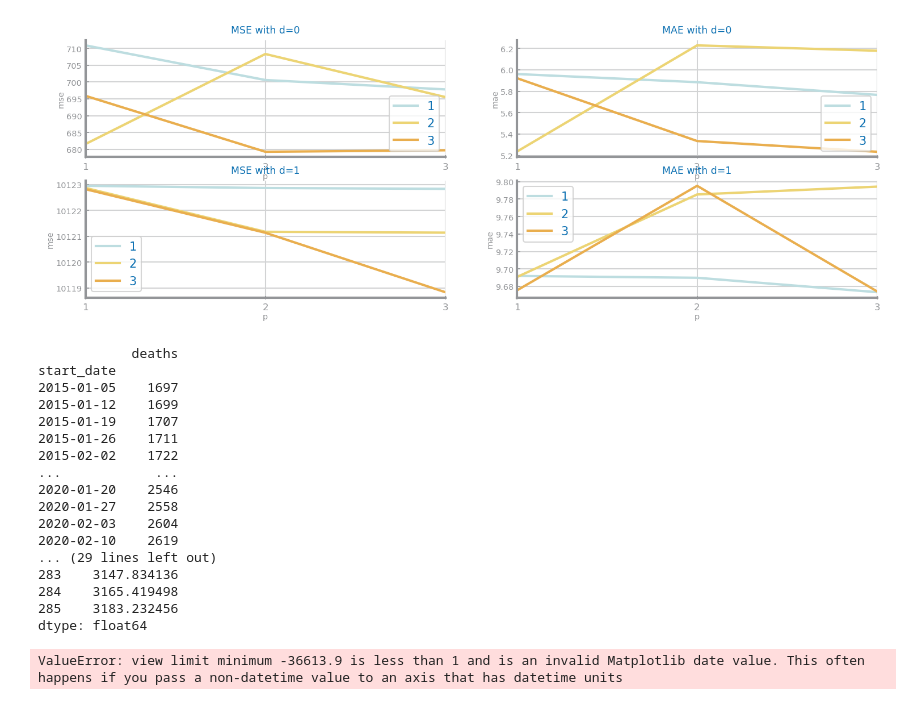
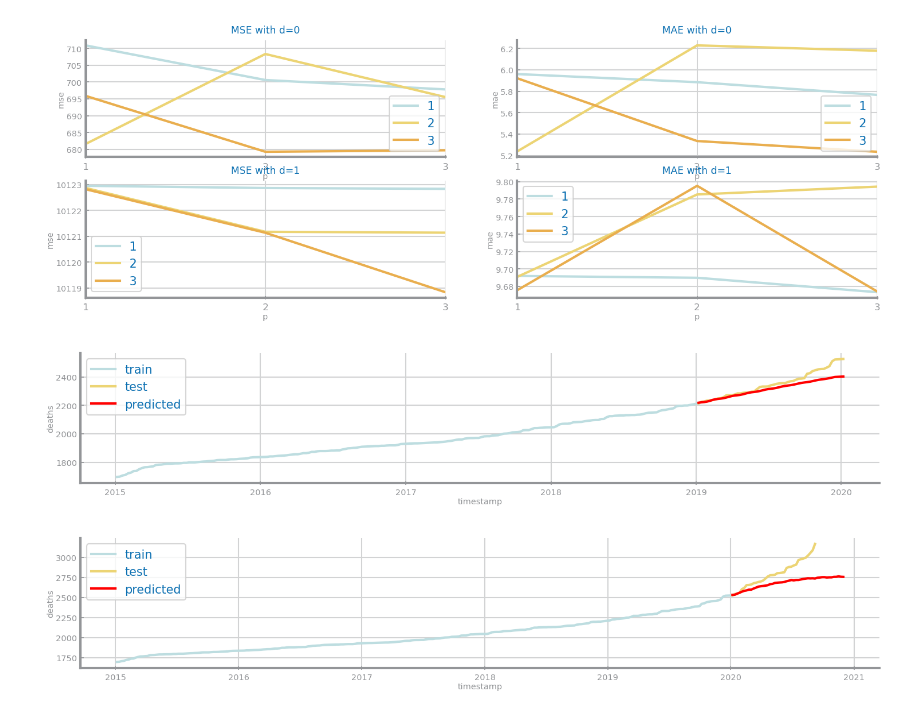
Before and after one commit to VivaRafael/CD, a Jupyter notebook: lab9_10/Forecasting - Deaths.ipynb, the cells around one changed output. Drawn from its saved outputs; the diff is of its cells as text; code cells hidden in the pictures.

Commit message:
add forecasting

```diff
--- a/lab9_10/Forecasting - Deaths.ipynb
+++ b/lab9_10/Forecasting - Deaths.ipynb
@@ -81,60 +82,54 @@ plt.show()
 # %%
 def plot_forecasting(train: pd.Series, test: pd.Series, pred,
                      ax: plt.Axes=None, x_label: str = 'time', y_label:str =''):
     if ax is None:
         ax = plt.gca()
     ax.plot(train, label='train')
     ax.plot(test, label='test')
     ax.set_xlabel(x_label)
     ax.set_ylabel(y_label)
     ax.plot(pred.index, pred.values, label='predicted', color='r')
     plt.legend()
 
-p, d, q = 2, 1, 2
+p, d, q = 10, 1, 10
 n = len(df)
-train = df[:n*9//10]
-test = df[n*9//10+1:]
+train = df[:201]
+test = df[200:251]
 
 mod = ARIMA(train, order=(p, d, q))
 mod = mod.fit()
-pred = mod.predict(start = len(train), end = len(df)-1)
+pred = mod.predict(start = 201, end = 251)
 
-print(train)
-print(pred)
+pred = pd.Series(pred.values, test.index)
 
 plt.figure(figsize=(FIG_WIDTH, FIG_HEIGHT))
 plot_forecasting(train, test, pred, x_label=x_label, y_label=y_label)
 plt.show()
 # %% [output]
-            deaths
-start_date
-2015-01-05    1697
-2015-01-12    1699
-2015-01-19    1707
-2015-01-26    1711
-2015-02-02    1722
-...            ...
-2020-01-20    2546
-2020-01-27    2558
-2020-02-03    2604
-2020-02-10    2619
-... (29 lines left out)
-283    3147.834136
-284    3165.419498
-285    3183.232456
-dtype: float64
-ValueError: view limit minimum -36613.9 is less than 1 and is an invalid Matplotlib date value. This often happens if you pass a non-datetime value to an axis that has datetime units
+[figure, added]
 # %%
-fig, axs = plt.subplots(5, 1, figsize=(FIG_WIDTH, 5*FIG_HEIGHT))
-fig.suptitle(f'ARIMA predictions (p={p},d={d},q={q})')
-k = 0
-for i in range(50, 100, 10):
-    train = df[:n*i//100]
-    test = df[n*i//100+1:]
+from datetime import timedelta
 
-    mod = ARIMA(train, order=(p, d, q))
-    mod = mod.fit()
-    pred = mod.predict(start = len(train), end = len(df)-1)
-    plot_forecasting(train, test, pred, ax=axs[k], x_label=x_label, y_label=y_label)
-    k += 1
+p, d, q = 10, 1, 10
+n = len(df)
+train = df[:251]
+test = df[250:]
+
+mod = ARIMA(train, order=(p, d, q))
+mod = mod.fit()
+pred = mod.predict(start = 250, end=297)
+
+
+last_date = test.index[-1]
+l = []
+for i in range(298-len(df)):
+    last_date += timedelta(weeks=1)
+    l.append(last_date)
+
+pred = pd.Series(pred.values, test.index.append(pd.to_datetime(l)))
+
+plt.figure(figsize=(FIG_WIDTH, FIG_HEIGHT))
+plot_forecasting(train, test, pred, x_label=x_label, y_label=y_label)
 plt.show()
+# %% [output]
+[figure, added]
```
Also changed, not shown: parts of 4 cells of this notebook, 6 other files.
